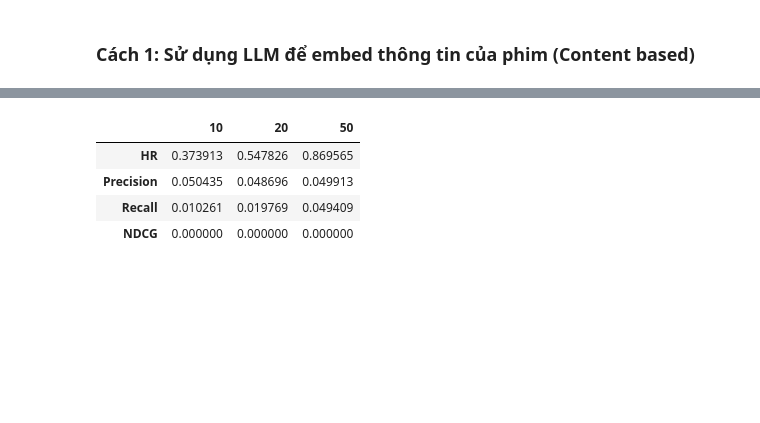
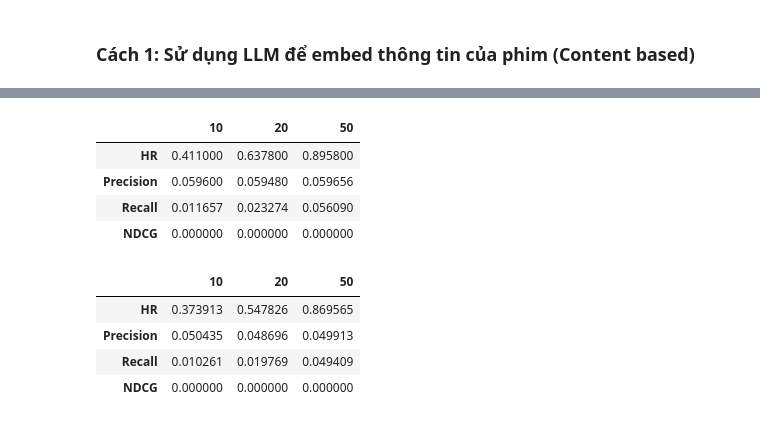
Before and after one commit to anbit192/LLM-rcm, a Jupyter notebook: notes/recommend-RAG.ipynb, the cells around one changed output, grey strips where cells are left out. Drawn from its saved outputs; the diff is of its cells as text; code cells hidden in the pictures; blank space fills up the shorter version.

```diff
--- a/notes/recommend-RAG.ipynb
+++ b/notes/recommend-RAG.ipynb
@@ -375,25 +403,10 @@ K = [10, 20, 50]
 
 
 metrics_results = {
-
-
-
     "HR": {k: [] for k in K},
-
-
-
     "Precision": {k: [] for k in K},
-
-
-
     "Recall": {k: [] for k in K},
-
-
-
     "NDCG": {k: [] for k in K},
-
-
-
 }
 
 
@@ -406,20 +419,19 @@ for i in tqdm(range(1, user_size + 1)):
     recall_list = []
     ndcg_list = []
 
-    if (counter == 115):
-
+    if (counter == 5000):
         break
     user_ = user_rates.loc[i]
 
     if (user_.shape[0] < 100):
         continue
 
+    if (counter % 100 == 0):
+        print(counter)
+
     counter += 1
 
     user_ = user_.merge(movie_df, on="movieId")[
-
-
-
         ["vectorID", "title", "genres", "tags", "rating", "weight_rating", "timestamp", "page_content"]]
 
     train, test = train_test_split(user_, test_size=0.25, shuffle=False)
@@ -428,15 +440,9 @@ for i in tqdm(range(1, user_size + 1)):
 
     for k_ in K:
         sorted_candidates = sorted(recommend_dict.items(),
-
-
-
                                    key=lambda x: x[1], reverse=True)
 
         final_rcm_list = movie_df.iloc[[id_ for id_,
-
-
-
                                         _ in sorted_candidates[:k_]]]
 
         overlap = np.intersect1d(final_rcm_list.index, test.index.values).size
@@ -452,15 +458,9 @@ for i in tqdm(range(1, user_size + 1)):
         test_movies = test.index.values
 
         relevances = [
-
-
-
             1 if movie in test_movies else 0 for movie in final_rcm_list]
 
         dcg = np.sum([rel / np.log2(idx + 2)
-
-
-
                       for idx, rel in enumerate(relevances)])
 
         ideal_hits = min(len(test_movies), k_)
@@ -480,3 +494,15 @@ for i in tqdm(range(1, user_size + 1)):
+# %%
+final_results = {metric: [np.mean(metrics_results[metric][k])
+                          for k in K] for metric in metrics_results}
+results_df = pd.DataFrame(final_results, index=K).T
+
+results_df
+# %% [output]
+|  | 10 | 20 | 50 |
+| HR | 0.411000 | 0.637800 | 0.895800 |
+| Precision | 0.059600 | 0.059480 | 0.059656 |
+| Recall | 0.011657 | 0.023274 | 0.056090 |
+| NDCG | 0.000000 | 0.000000 | 0.000000 |
 # %%
 
 
```
Also changed, not shown: parts of 2 cells of this notebook.
